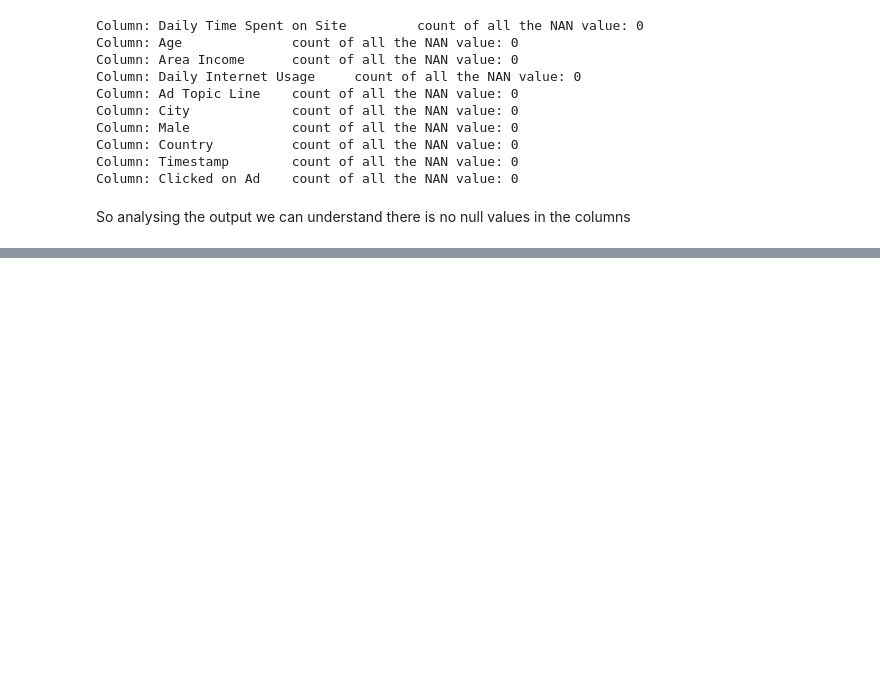
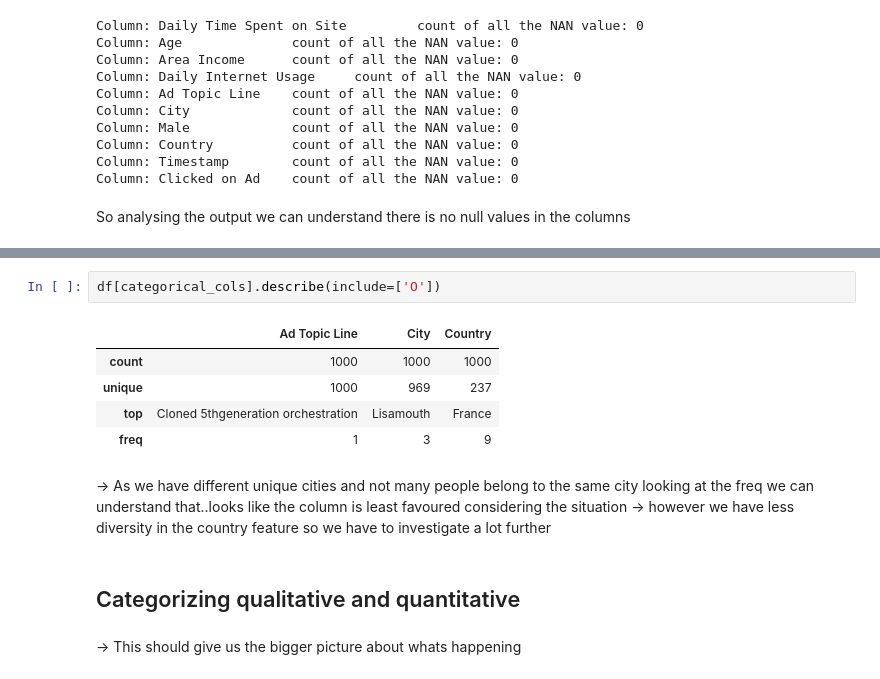
Before and after one commit to Nikhil18207/MediaEDA, a Jupyter notebook: EDA/MediaEDA.ipynb, the cells around one changed output, grey strips where cells are left out. Cells and saved outputs as stored; diff of their text form; blank space fills up the shorter version.

```diff
--- a/EDA/MediaEDA.ipynb
+++ b/EDA/MediaEDA.ipynb
@@ -150,0 +233,15 @@ So analysing the output we can understand there is no null values in the columns
+# %%
+df[categorical_cols].describe(include=['O'])
+# %% [output]
+|  | Ad Topic Line | City | Country |
+| count | 1000 | 1000 | 1000 |
+| unique | 1000 | 969 | 237 |
+| top | Cloned 5thgeneration orchestration | Lisamouth | France |
+| freq | 1 | 3 | 9 |
+# %% [markdown]
+-> As we have different unique cities and not many people belong to the same city looking at the freq we can understand that..looks like the column is least favoured considering the situation
+-> however we have less diversity in the country feature so we have to investigate a lot further
+# %% [markdown]
+## Categorizing qualitative and quantitative
+# %% [markdown]
+-> This should give us the bigger picture about whats happening
```
Also changed, not shown: parts of 15 cells of this notebook.
